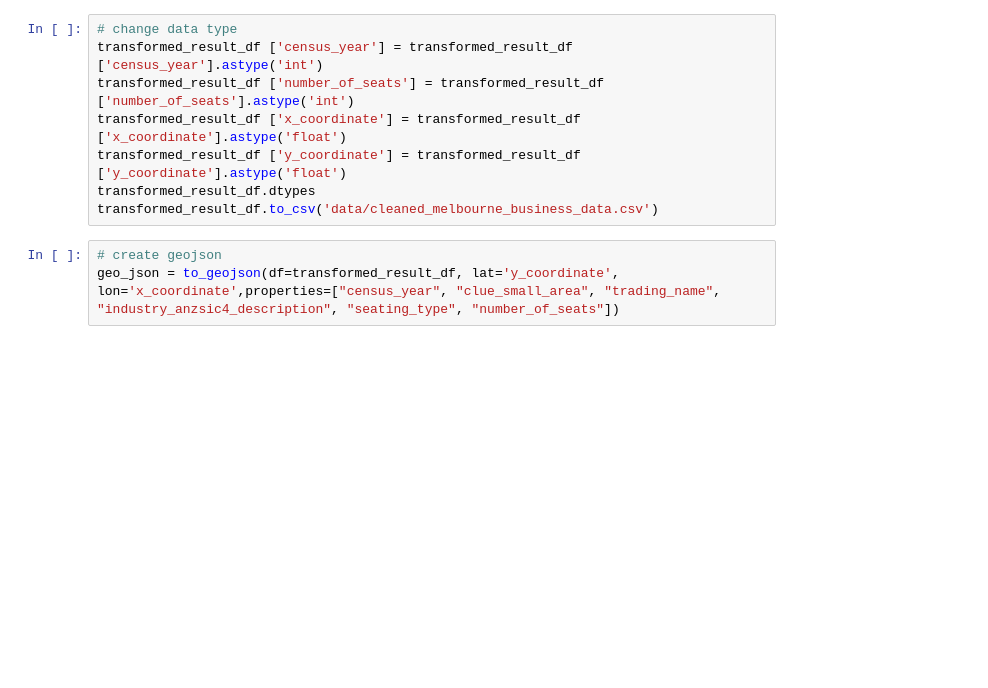
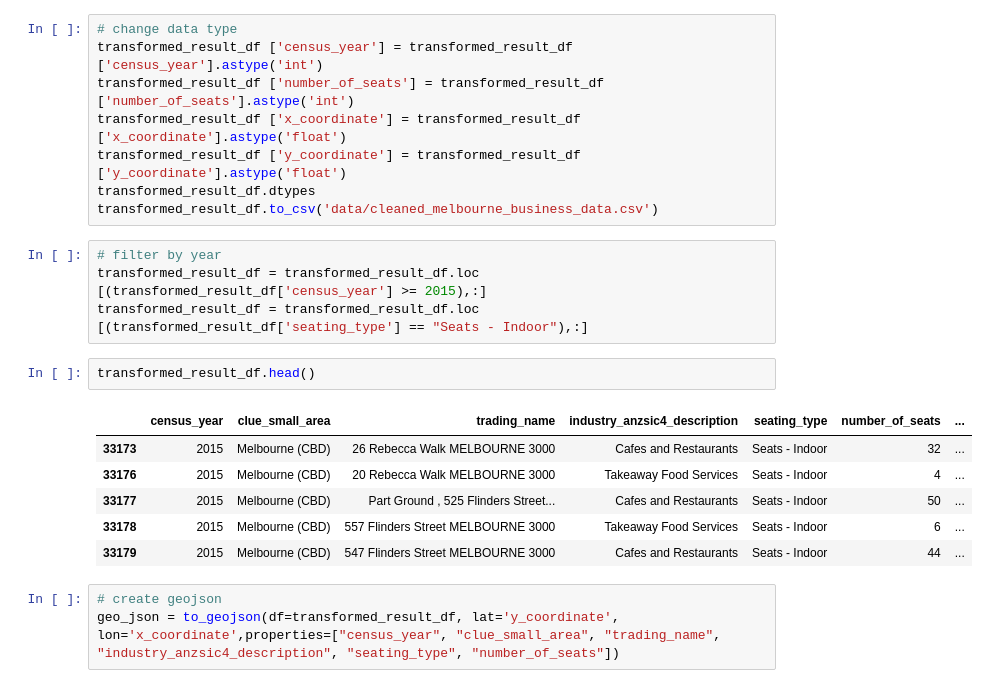
Before and after one commit to davidsalim86/Cafe-Restaurant-Visualisation-Dashboard, a Jupyter notebook: ETL.ipynb, the cells around one changed output. Saved outputs shown, nothing was run; the diff lists cells and outputs as text; blank space fills up the shorter version.

```diff
--- a/ETL.ipynb
+++ b/ETL.ipynb
@@ -57,6 +57,19 @@ transformed_result_df ['x_coordinate'] = transformed_result_df ['x_coordinate'].
 transformed_result_df ['y_coordinate'] = transformed_result_df ['y_coordinate'].astype('float')
 transformed_result_df.dtypes
 transformed_result_df.to_csv('data/cleaned_melbourne_business_data.csv')
+# %%
+# filter by year
+transformed_result_df = transformed_result_df.loc [(transformed_result_df['census_year'] >= 2015),:]
+transformed_result_df = transformed_result_df.loc [(transformed_result_df['seating_type'] == "Seats - Indoor"),:]
+# %%
+transformed_result_df.head()
+# %% [output]
+|  | census_year | clue_small_area | trading_name | industry_anzsic4_description | seating_type | number_of_seats | ... |
+| 33173 | 2015 | Melbourne (CBD) | 26 Rebecca Walk MELBOURNE 3000 | Cafes and Restaurants | Seats - Indoor | 32 | ... |
+| 33176 | 2015 | Melbourne (CBD) | 20 Rebecca Walk MELBOURNE 3000 | Takeaway Food Services | Seats - Indoor | 4 | ... |
+| 33177 | 2015 | Melbourne (CBD) | Part Ground , 525 Flinders Street... | Cafes and Restaurants | Seats - Indoor | 50 | ... |
+| 33178 | 2015 | Melbourne (CBD) | 557 Flinders Street MELBOURNE 3000 | Takeaway Food Services | Seats - Indoor | 6 | ... |
+| 33179 | 2015 | Melbourne (CBD) | 547 Flinders Street MELBOURNE 3000 | Cafes and Restaurants | Seats - Indoor | 44 | ... |
 # %%
 # create geojson
 geo_json = to_geojson(df=transformed_result_df, lat='y_coordinate', lon='x_coordinate',properties=["census_year", "clue_small_area", "trading_name", "industry_anzsic4_description", "seating_type", "number_of_seats"])
```
Also changed, not shown: 11 other files.
